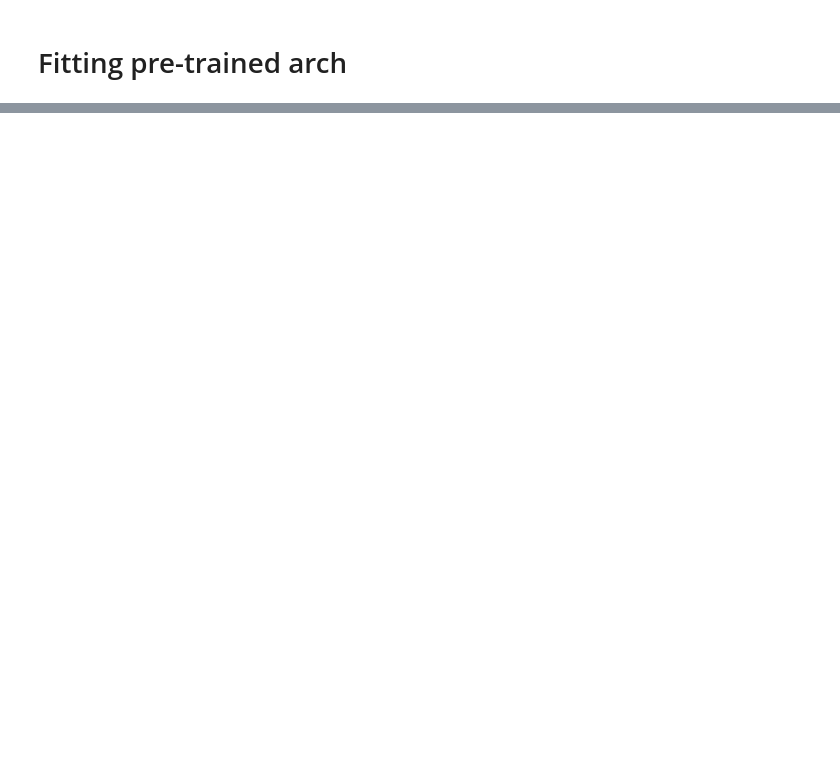
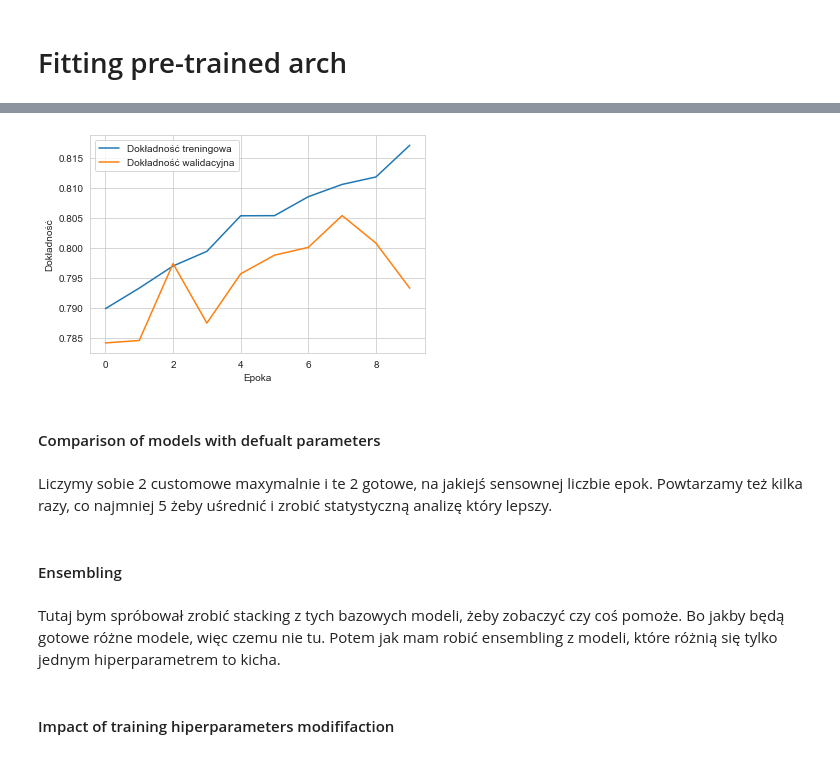
Before and after one commit to skonieczkak/DeepLearning2024, a Jupyter notebook: project1_CNN/Modeling.ipynb, the cells around one changed output, grey strips where cells are left out. Drawn from its saved outputs; the diff is of its cells as text; code cells hidden in the pictures; blank space fills up the shorter version.

Commit message:
First attempts of training and saving

```diff
--- a/project1_CNN/Modeling.ipynb
+++ b/project1_CNN/Modeling.ipynb
@@ -106,0 +175,2 @@ _________________________________________________________________
+# %%
+history3 = model1.fit(X_train, y_train, epochs=5, batch_size=32)
@@ -106,0 +190,2 @@ _________________________________________________________________
+# %%
+history_val = model1.fit(X_train, y_train, epochs=10, batch_size=32, validation_data=(X_test, y_test))
@@ -106,0 +213,25 @@ _________________________________________________________________
+# %%
+with open('history.pickle', 'wb') as file:
+    pickle.dump(history_val.history, file)
+# %%
+with open('history.pickle', 'rb') as file:
+    loaded_history = pickle.load(file)
+# %%
+plt.plot(loaded_history['accuracy'], label='Dokładność treningowa')
+plt.plot(loaded_history['val_accuracy'], label='Dokładność walidacyjna')
+plt.xlabel('Epoka')
+plt.ylabel('Dokładność')
+plt.legend()
+plt.show()
+# %% [output]
+[figure, added]
+# %% [markdown]
+#### Comparison of models with defualt parameters
+# %% [markdown]
+Liczymy sobie 2 customowe maxymalnie i te 2 gotowe, na jakiejś sensownej liczbie epok. Powtarzamy też kilka razy, co najmniej 5 żeby uśrednić i zrobić statystyczną analizę który lepszy.
+# %% [markdown]
+#### Ensembling
+# %% [markdown]
+Tutaj bym spróbował zrobić stacking z tych bazowych modeli, żeby zobaczyć czy coś pomoże. Bo jakby będą gotowe różne modele, więc czemu nie tu. Potem jak mam robić ensembling z modeli, które różnią się tylko jednym hiperparametrem to kicha.
+# %% [markdown]
+#### Impact of training hiperparameters modififaction
```
Also changed, not shown: parts of 17 cells of this notebook, 2 other files.
